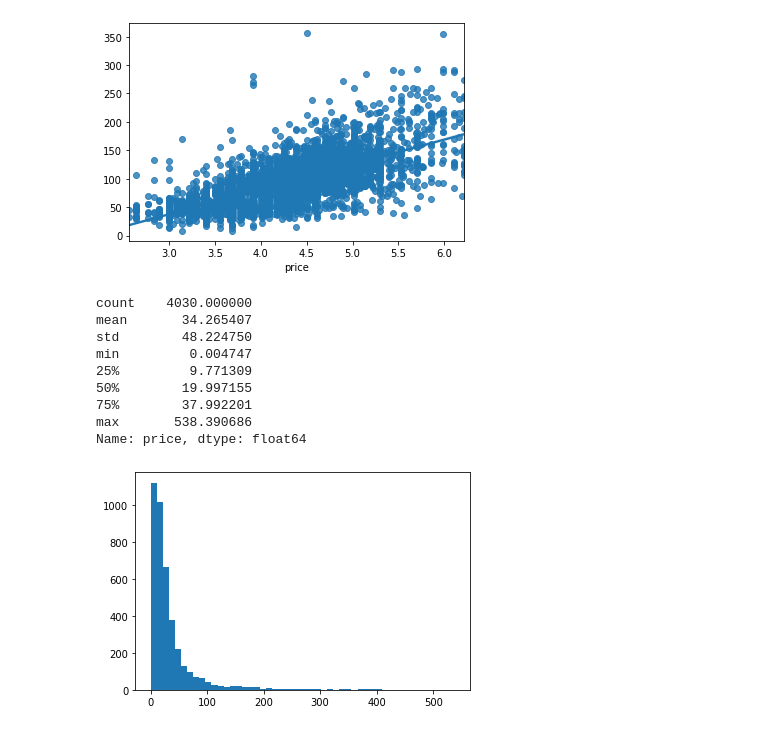
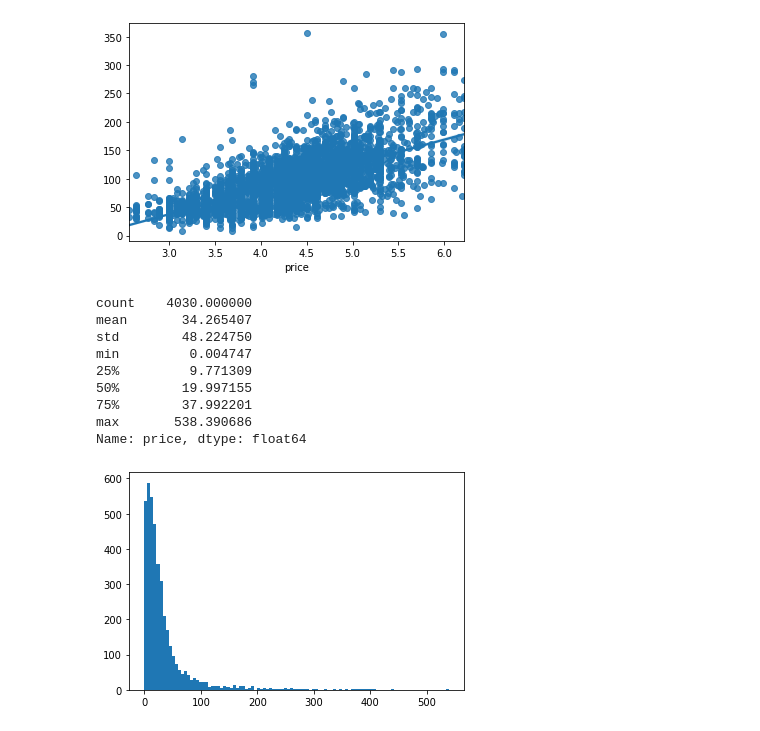
Before and after one commit to RyanXJu/Airbnb_Montreal, a Jupyter notebook: PricePrediction.ipynb, the cells around one changed output. Drawn from its saved outputs; the diff is of its cells as text; code cells hidden in the pictures.

```diff
--- a/PricePrediction.ipynb
+++ b/PricePrediction.ipynb
@@ -467,19 +467,19 @@ RMSE_logged : 0.221108185875338
 RMSE_price : 3499.167611909931
 [figure]
 # %%
-err_log= np.abs(np.exp(y_pred_log) - y_test)
-print(err_log.describe())
+err_logmodel= np.abs(np.exp(y_pred_log) - y_test)
+print(err_logmodel.describe())
 
-plt.hist(err_log, bins=50)
+plt.hist(err_logmodel, bins = 100)
 plt.show()
 # %% [output]
 count    4030.000000
 mean       34.265407
 std        48.224750
 min         0.004747
 25%         9.771309
 50%        19.997155
 75%        37.992201
 max       538.390686
 Name: price, dtype: float64
-[figure, old version]
+[figure, new version]
```
Also changed, not shown: parts of 1 cell of this notebook.
